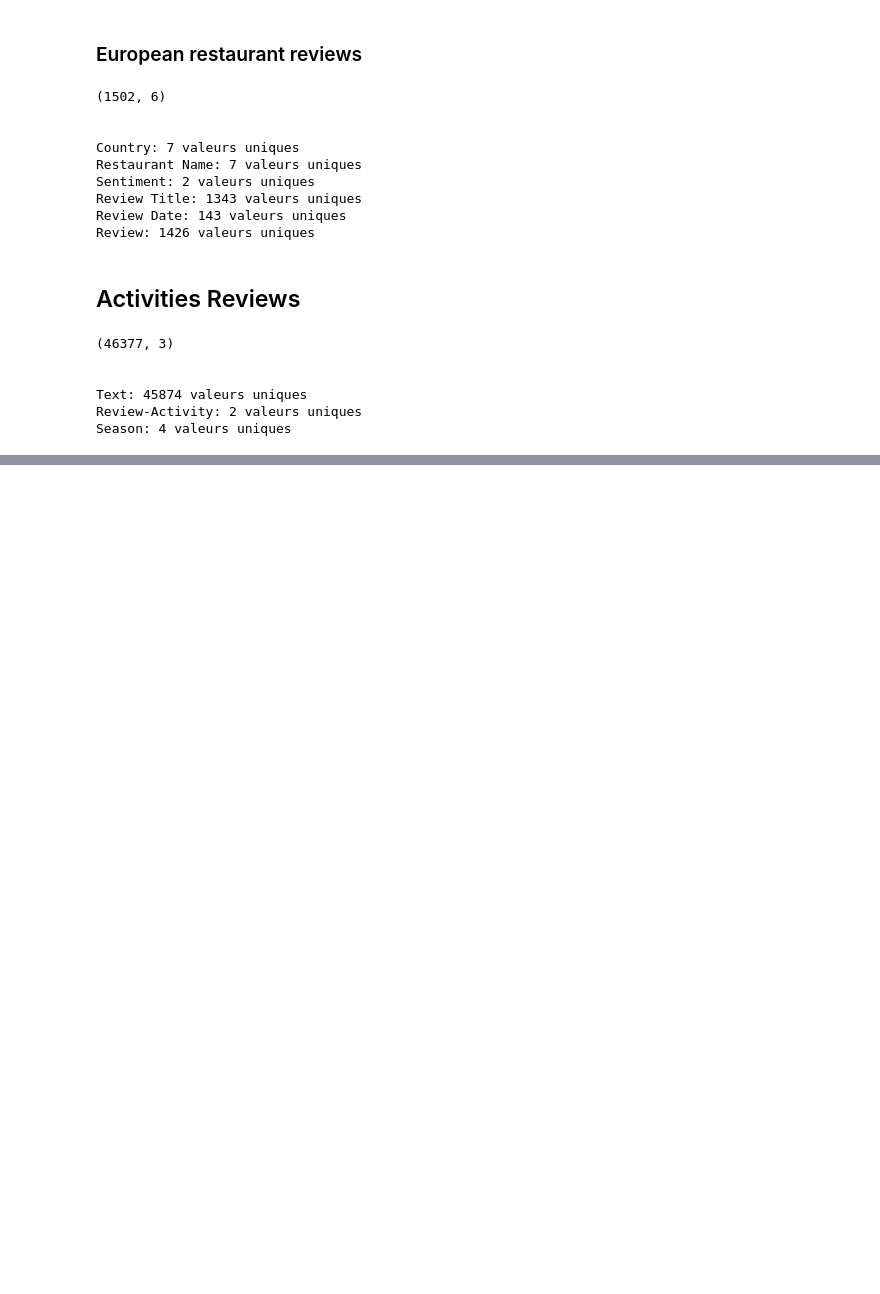
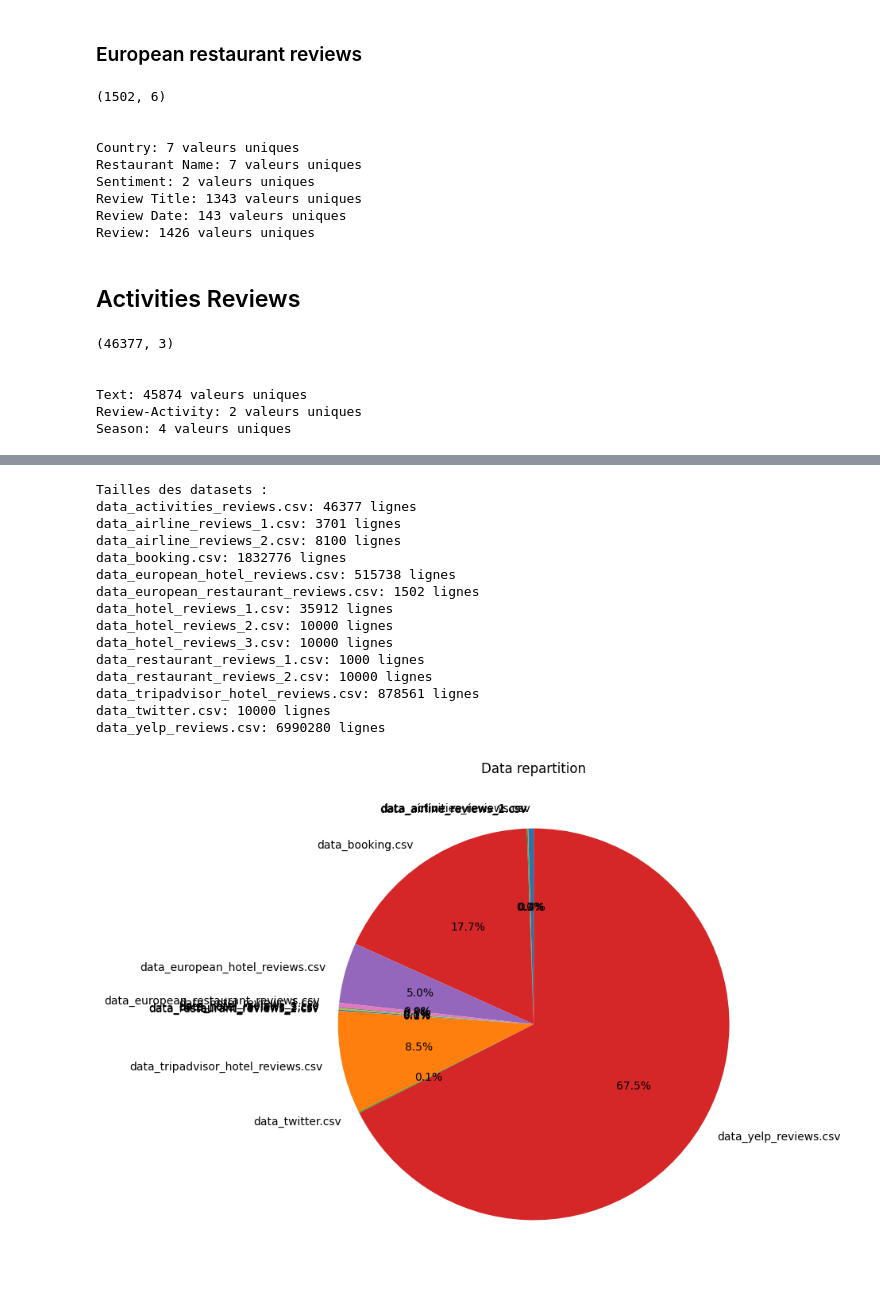
Before and after one commit to AlbinMorisseau/large-project, a Jupyter notebook: notebooks/eda_global.ipynb, the cells around one changed output, grey strips where cells are left out. Saved outputs shown, nothing was run; the diff lists cells and outputs as text; code cells hidden in the pictures; blank space fills up the shorter version.

```diff
--- a/notebooks/eda_global.ipynb
+++ b/notebooks/eda_global.ipynb
@@ -327,0 +374,32 @@ df_concat.write_csv("../data/processed/dataset/data_activities_reviews.csv")
+# %%
+print("\nTailles des datasets :")
+for name, size in dataset_sizes.items():
+    print(f"{name}: {size} lignes")
+
+# Création du camembert
+plt.figure(figsize=(8, 8))
+plt.pie(
+    dataset_sizes.values(),
+    labels=dataset_sizes.keys(),
+    autopct="%1.1f%%",
+    startangle=90
+)
+plt.title("Data distribution")
+plt.show()
+# %% [output]
+Tailles des datasets :
+data_activities_reviews.csv: 46377 lignes
+data_airline_reviews_1.csv: 3701 lignes
+data_airline_reviews_2.csv: 8100 lignes
+data_booking.csv: 1832776 lignes
+data_european_hotel_reviews.csv: 515738 lignes
+data_european_restaurant_reviews.csv: 1502 lignes
+data_hotel_reviews_1.csv: 35912 lignes
+data_hotel_reviews_2.csv: 10000 lignes
+data_hotel_reviews_3.csv: 10000 lignes
+data_restaurant_reviews_1.csv: 1000 lignes
+data_restaurant_reviews_2.csv: 10000 lignes
+data_tripadvisor_hotel_reviews.csv: 878561 lignes
+data_twitter.csv: 10000 lignes
+data_yelp_reviews.csv: 6990280 lignes
+[figure, added]
```
Also changed, not shown: parts of 6 cells of this notebook, 4 other files.
